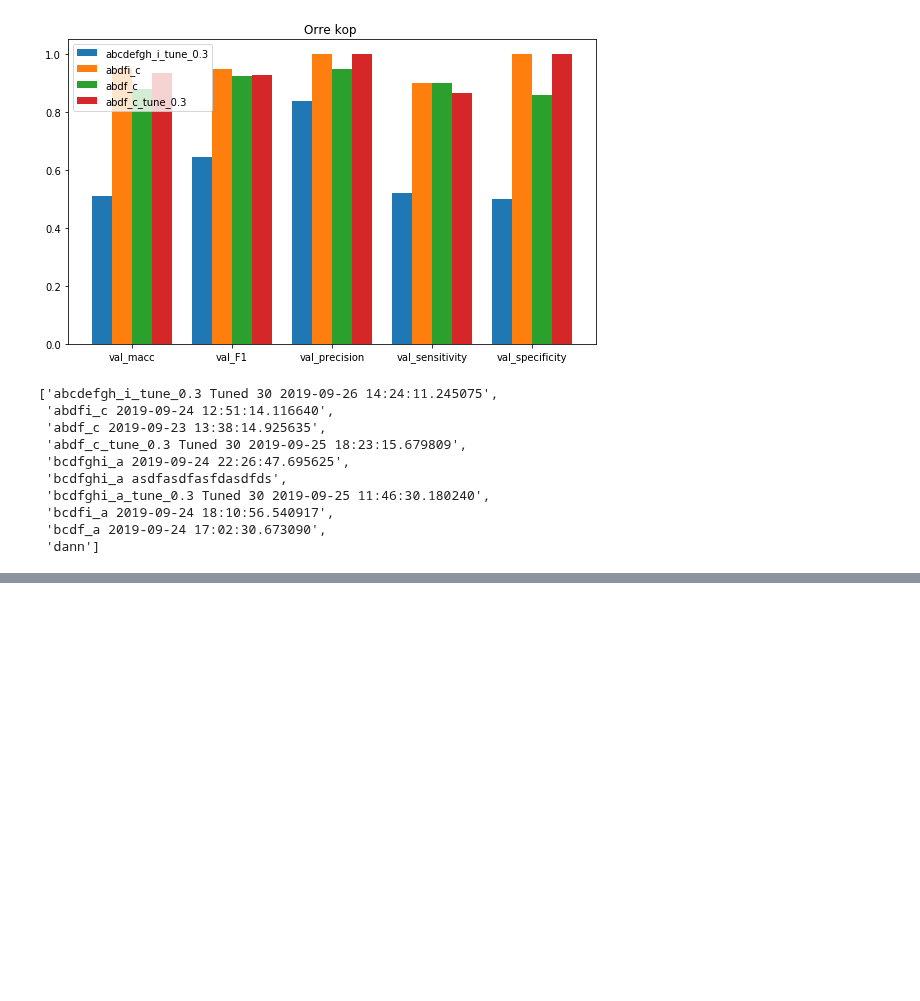
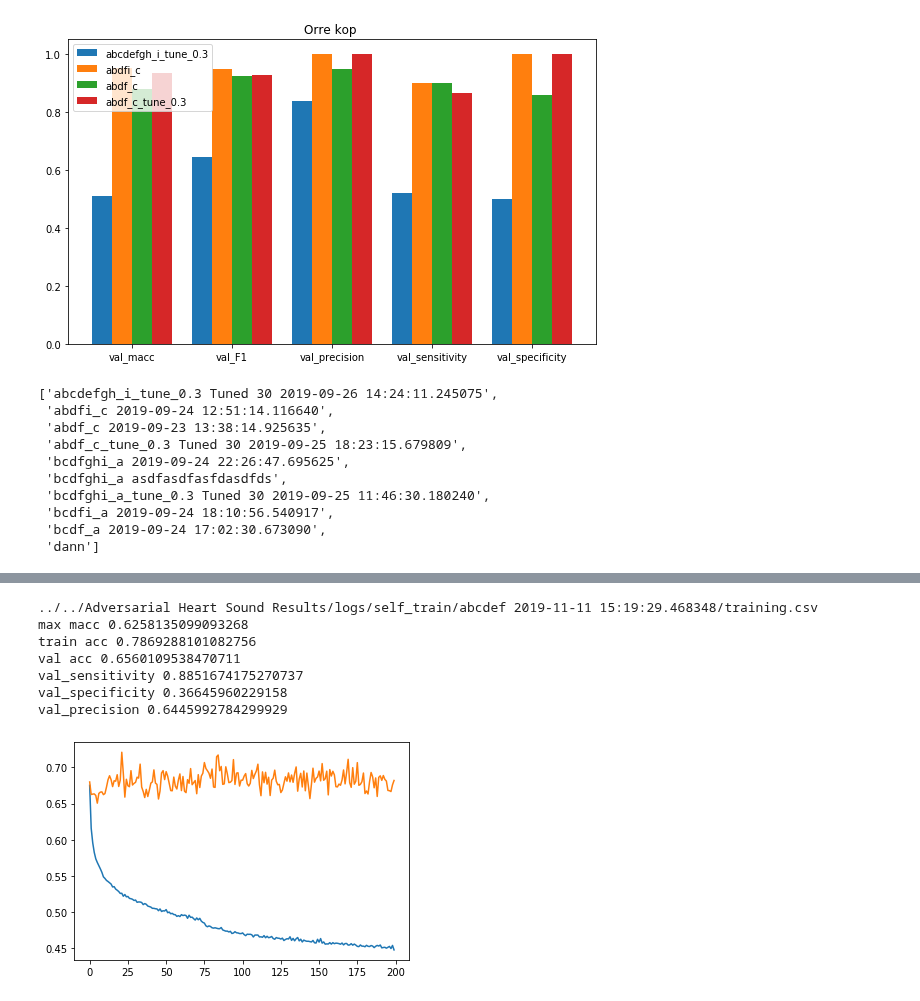
Before and after one commit to IstiaqAnsari/SpectNet, a Jupyter notebook: codes/result analysis .ipynb, the cells around one changed output, grey strips where cells are left out. Drawn from its saved outputs; the diff is of its cells as text; code cells hidden in the pictures; blank space fills up the shorter version.

```diff
--- a/codes/result analysis .ipynb
+++ b/codes/result analysis .ipynb
@@ -187,0 +181,11 @@ NameError: name 'root' is not defined
+# %%
+lossplot(fold[1])
+# %% [output]
+../../Adversarial Heart Sound Results/logs/self_train/abcdef 2019-11-11 15:19:29.468348/training.csv
+max macc 0.6258135099093268
+train acc 0.7869288101082756
+val acc 0.6560109538470711
+val_sensitivity 0.8851674175270737
+val_specificity 0.36645960229158
+val_precision 0.6445992784299929
+[figure, added]
```
Also changed, not shown: parts of 19 cells of this notebook.
